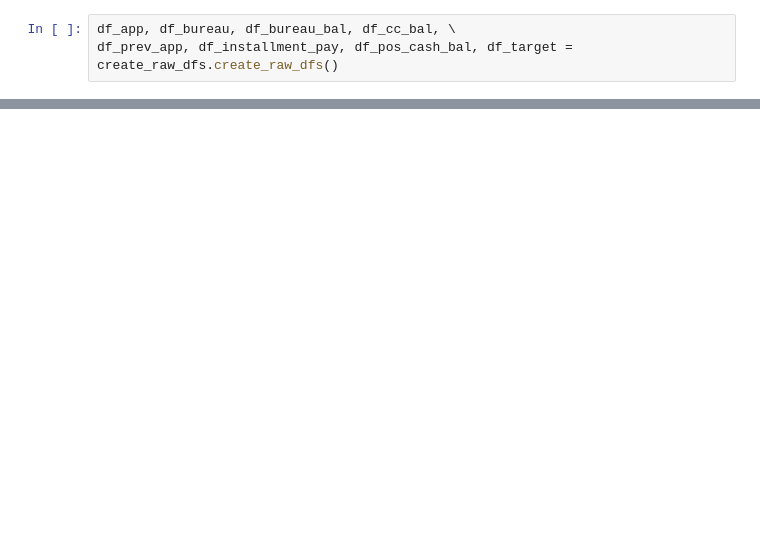
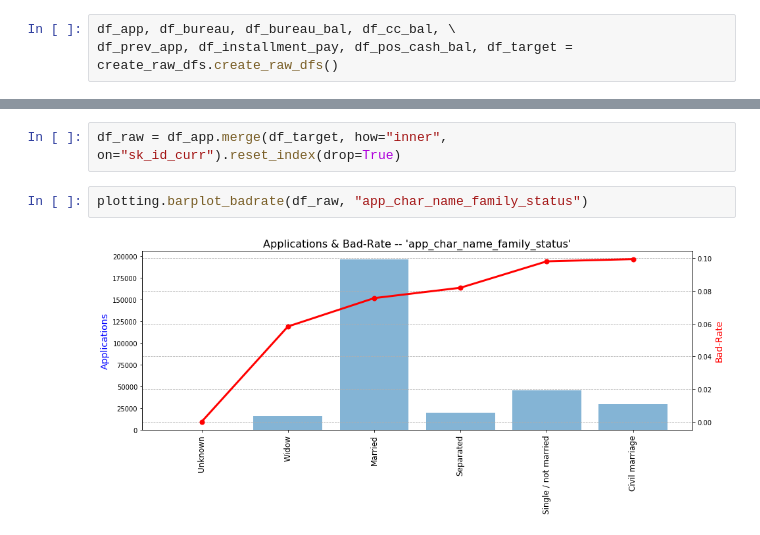
Before and after one commit to martschm/kaggle_home_credit_default_risk, a Jupyter notebook: notebooks/playground.ipynb, the cells around one changed output, grey strips where cells are left out. Saved outputs shown, nothing was run; the diff lists cells and outputs as text; blank space fills up the shorter version.

Commit message:
Added plot function for feature engineering

```diff
--- a/notebooks/playground.ipynb
+++ b/notebooks/playground.ipynb
@@ -56,0 +24,6 @@ Name: pos_cash_char_name_contract_status, dtype: int64
+# %%
+df_raw = df_app.merge(df_target, how="inner", on="sk_id_curr").reset_index(drop=True)
+# %%
+plotting.barplot_badrate(df_raw, "app_char_name_family_status")
+# %% [output]
+[figure, added]
```
Also changed, not shown: parts of 5 cells of this notebook, 1 other file.
